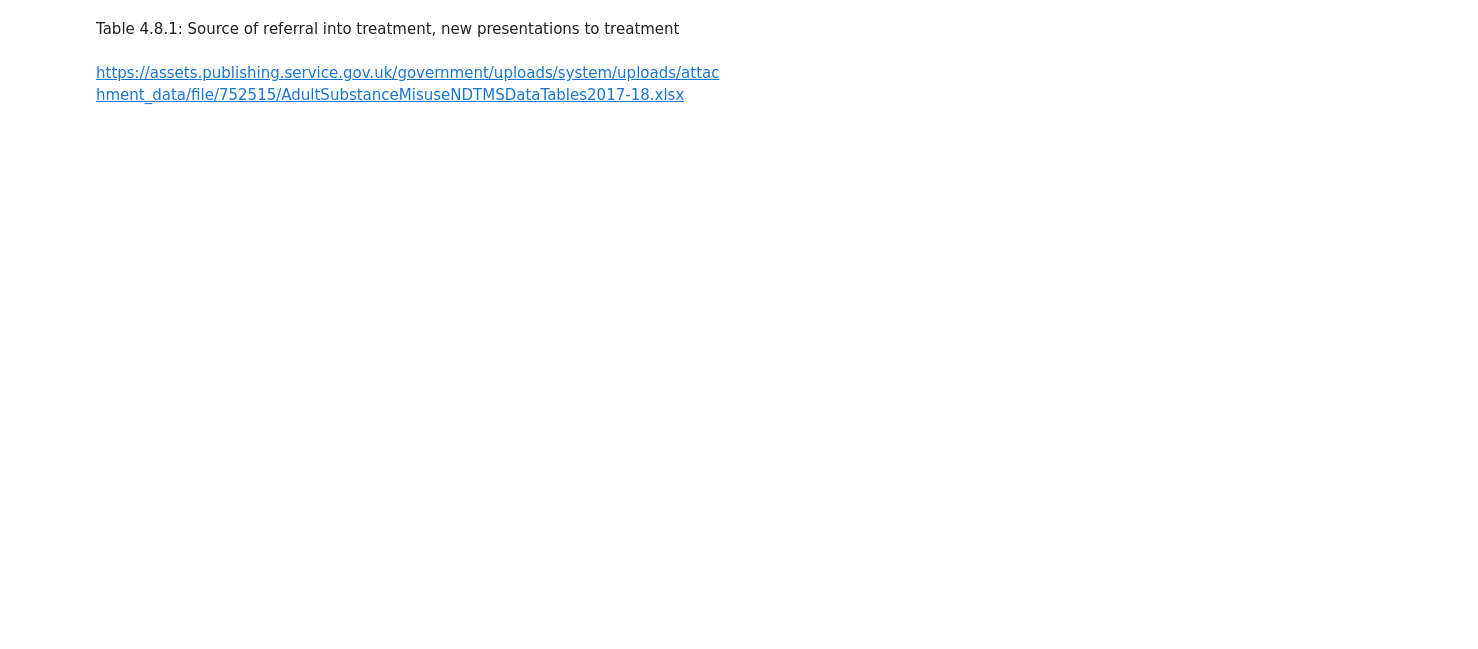
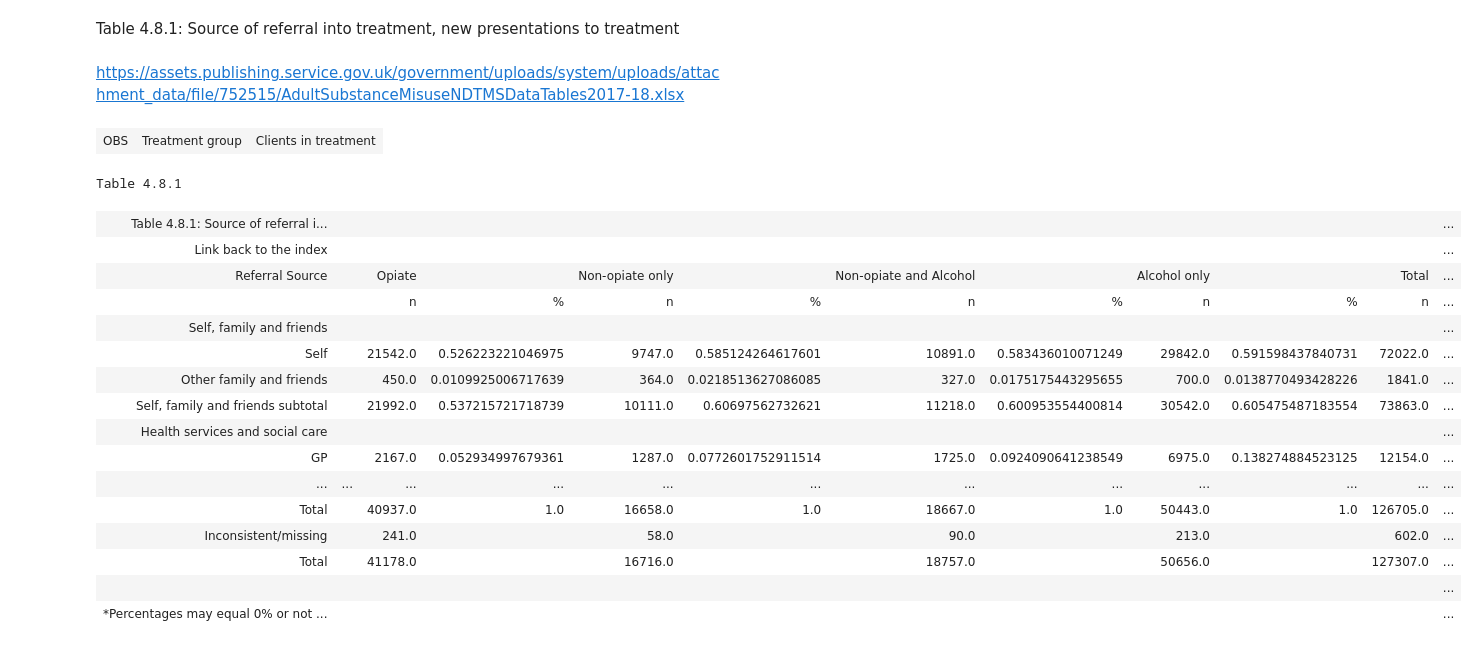
Before and after one commit to GSS-Cogs/PHE-Adult-drug-and-alcohol-treatment-statistics, a Jupyter notebook: Table 4.8.1.ipynb, the cells around one changed output. Drawn from its saved outputs; the diff is of its cells as text; code cells hidden in the pictures; blank space fills up the shorter version.

```diff
--- a/Table 4.8.1.ipynb
+++ b/Table 4.8.1.ipynb
@@ -37,6 +14,40 @@ Dimensions = [
+# %%
+cell = tab.filter('Referral Source')
+cell.assert_one()
+observations = tab.filter('n').fill(DOWN).is_not_blank().is_not_whitespace()
+ReferralSource = cell.expand(DOWN).is_not_blank().is_not_whitespace() | \
+                  cell.shift(1,0).expand(DOWN).is_not_blank().is_not_whitespace()
+Clients = cell.expand(RIGHT).is_not_blank().is_not_whitespace()
+Dimensions = [
+            HDim(ReferralSource,'Treatment group',DIRECTLY,LEFT),
+            HDim(Clients,'Clients in treatment',CLOSEST,LEFT),
+            HDimConst('Measure Type','Count'),
+            HDimConst('Unit','clients in new treatment'),
+            HDimConst('Period', '2018-03-31T00:00:00/P1Y'),
+            HDimConst('Basis of treatment','Referral Source')
+            ]
 # %%
 c1 = ConversionSegment(observations, Dimensions, processTIMEUNIT=True)
-# if is_interactive():
-#     savepreviewhtml(c1)
+if is_interactive():
+    savepreviewhtml(c1)
+# %% [output]
+| OBS | Treatment group | Clients in treatment |
+Table 4.8.1
+| Table 4.8.1: Source of referral i... |  |  |  |  |  |  |  |  |  |  | ... |
+| Link back to the index |  |  |  |  |  |  |  |  |  |  | ... |
+| Referral Source |  | Opiate |  | Non-opiate only |  | Non-opiate and Alcohol |  | Alcohol only |  | Total | ... |
+|  |  | n | % | n | % | n | % | n | % | n | ... |
+| Self, family and friends |  |  |  |  |  |  |  |  |  |  | ... |
+| Self |  | 21542.0 | 0.526223221046975 | 9747.0 | 0.585124264617601 | 10891.0 | 0.583436010071249 | 29842.0 | 0.591598437840731 | 72022.0 | ... |
+| Other family and friends |  | 450.0 | 0.0109925006717639 | 364.0 | 0.0218513627086085 | 327.0 | 0.0175175443295655 | 700.0 | 0.0138770493428226 | 1841.0 | ... |
+| Self, family and friends subtotal |  | 21992.0 | 0.537215721718739 | 10111.0 | 0.60697562732621 | 11218.0 | 0.600953554400814 | 30542.0 | 0.605475487183554 | 73863.0 | ... |
+| Health services and social care |  |  |  |  |  |  |  |  |  |  | ... |
+| GP |  | 2167.0 | 0.052934997679361 | 1287.0 | 0.0772601752911514 | 1725.0 | 0.0924090641238549 | 6975.0 | 0.138274884523125 | 12154.0 | ... |
+| ... | ... | ... | ... | ... | ... | ... | ... | ... | ... | ... | ... |
+| Total |  | 40937.0 | 1.0 | 16658.0 | 1.0 | 18667.0 | 1.0 | 50443.0 | 1.0 | 126705.0 | ... |
+| Inconsistent/missing |  | 241.0 |  | 58.0 |  | 90.0 |  | 213.0 |  | 602.0 | ... |
+| Total |  | 41178.0 |  | 16716.0 |  | 18757.0 |  | 50656.0 |  | 127307.0 | ... |
+|  |  |  |  |  |  |  |  |  |  |  | ... |
+| *Percentages may equal 0% or not ... |  |  |  |  |  |  |  |  |  |  | ... |
 # %%
 new_table = c1.topandas()
```
Also changed, not shown: parts of 29 cells of this notebook, 19 other files.
